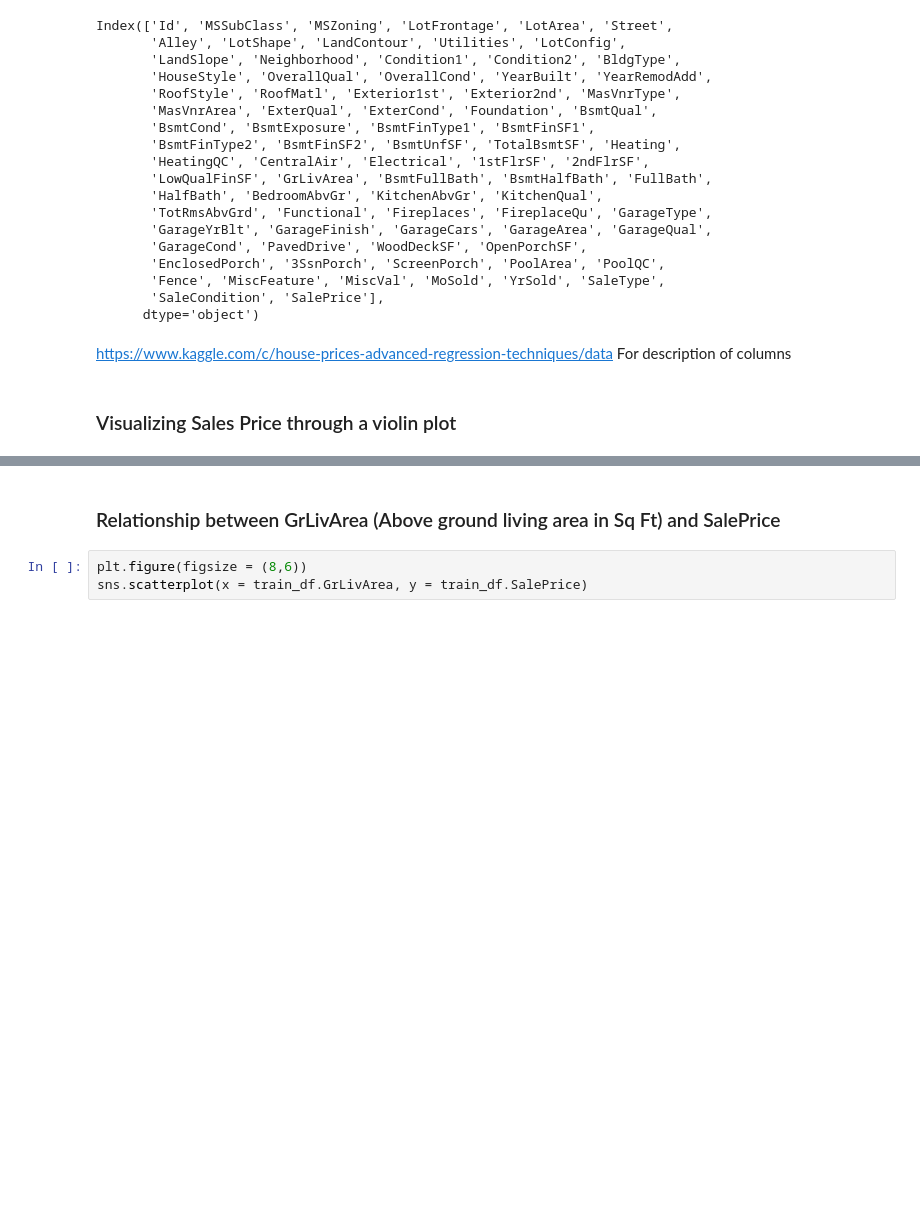
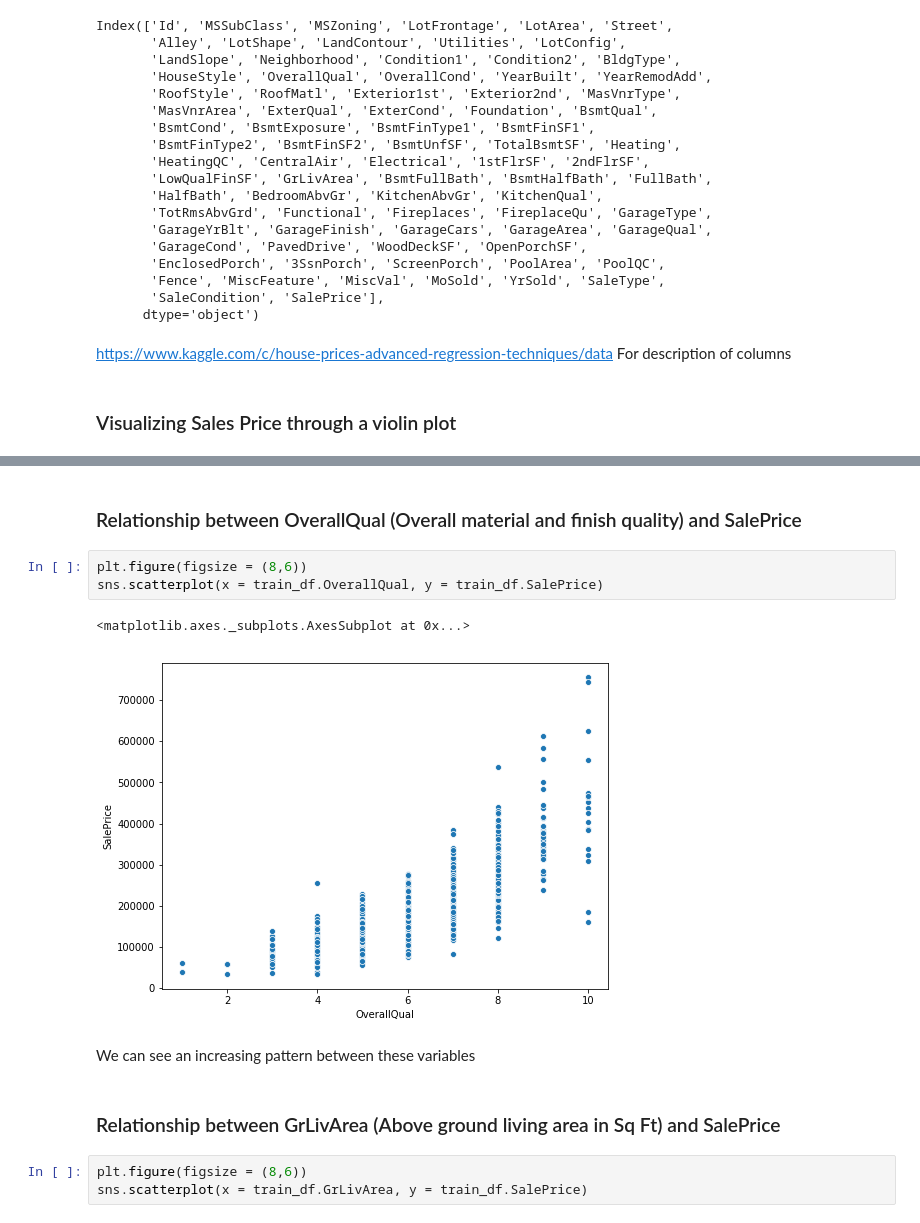
Before and after one commit to SidJain1412/HousePriceRegression, a Jupyter notebook: EDA.ipynb, the cells around one changed output, grey strips where cells are left out. Saved outputs shown, nothing was run; the diff lists cells and outputs as text; blank space fills up the shorter version.

```diff
--- a/EDA.ipynb
+++ b/EDA.ipynb
@@ -56,3 +123,13 @@ sns.violinplot(train_df.SalePrice)
+# %% [markdown]
+### Relationship between OverallQual (Overall material and finish quality) and SalePrice
+# %%
+plt.figure(figsize = (8,6))
+sns.scatterplot(x = train_df.OverallQual, y = train_df.SalePrice)
+# %% [output]
+<matplotlib.axes._subplots.AxesSubplot at 0x...>
+[figure, added]
+# %% [markdown]
+We can see an increasing pattern between these variables
 # %% [markdown]
 ### Relationship between GrLivArea (Above ground living area in Sq Ft) and SalePrice
 # %%
```
Also changed, not shown: parts of 13 cells of this notebook.
